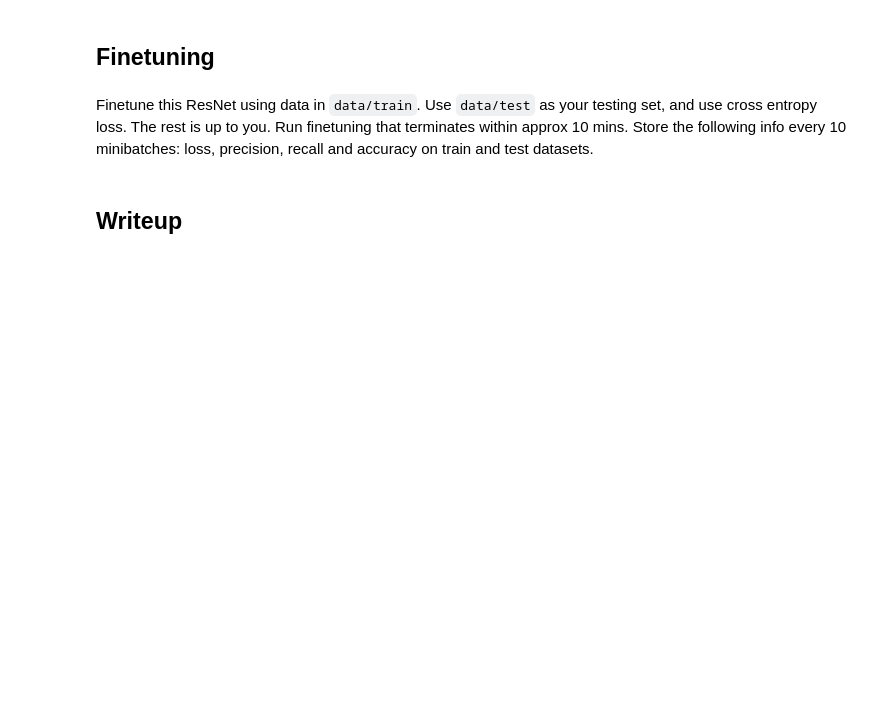
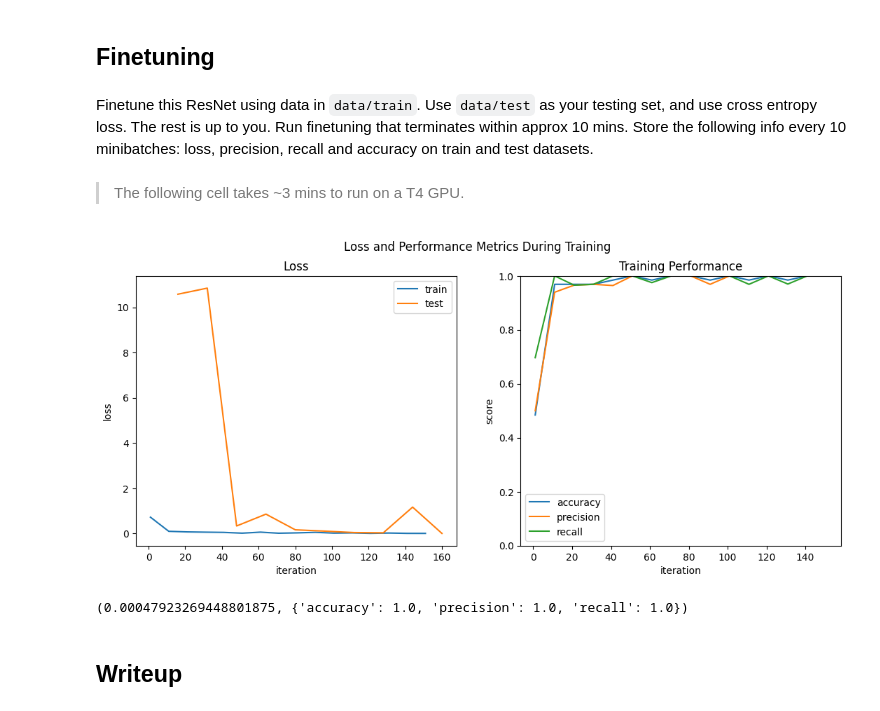
Before and after one commit to jaredliw/ioai-tsp-2025, a Jupyter notebook: lab1/finetuning_resnet.ipynb, the cells around one changed output. Drawn from its saved outputs; the diff is of its cells as text; code cells hidden in the pictures; blank space fills up the shorter version.

```diff
--- a/lab1/finetuning_resnet.ipynb
+++ b/lab1/finetuning_resnet.ipynb
@@ -16,0 +51,12 @@ Use accuracy, precision and recall as your metrics for performance.
+# %%
+class FixedOrderSampler(Sampler):
+    __slots = ("indices", )
+
+    def __init__(self, indices):
+        self.indices = indices
+
+    def __iter__(self):
+        return iter(self.indices)
+
+    def __len__(self):
+        return len(self.indices)
@@ -16,0 +262,2 @@ Use accuracy, precision and recall as your metrics for performance.
+# %%
+clf = BinaryImageClassifier(lr=0.001)
@@ -20,0 +281,13 @@ Finetune this ResNet using data in `data/train`. Use `data/test` as your testing
+# %% [markdown]
+> The following cell takes ~3 mins to run on a T4 GPU.
+# %%
+clf.fit(n_epochs=10)
+# %%
+clf.plot_train(granularity=10);
+# %% [output]
+[figure, added]
+# %%
+out = clf.predict()
+out["loss"], out["metrics"]
+# %% [output]
+(0.00047923269448801875, {'accuracy': 1.0, 'precision': 1.0, 'recall': 1.0})
```
Also changed, not shown: parts of 46 cells of this notebook.
